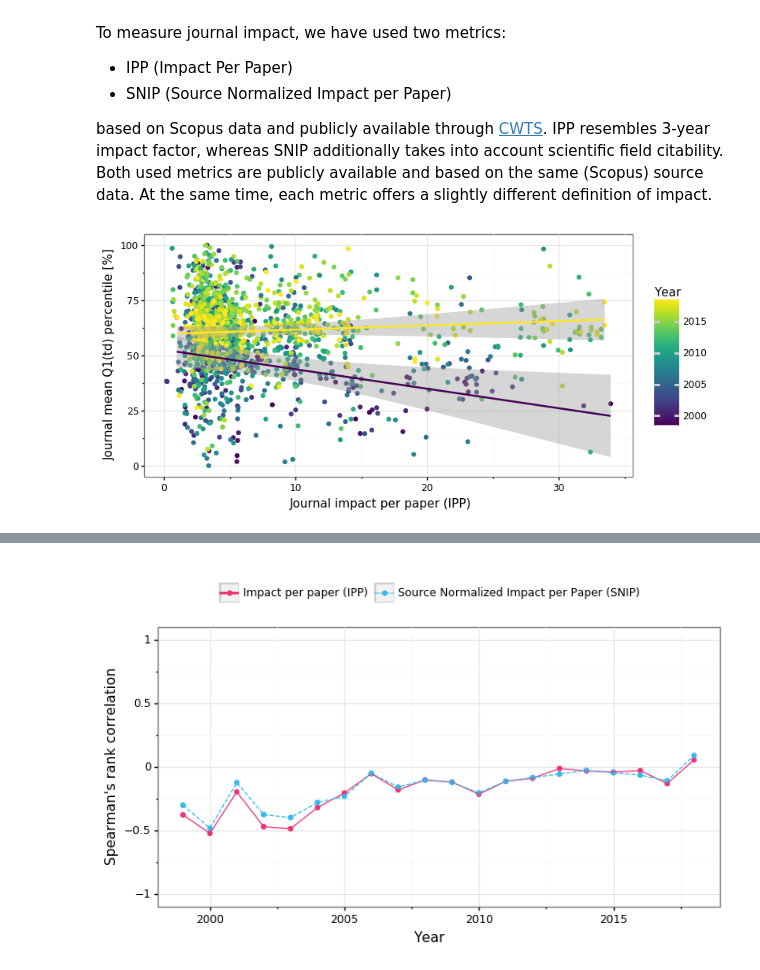
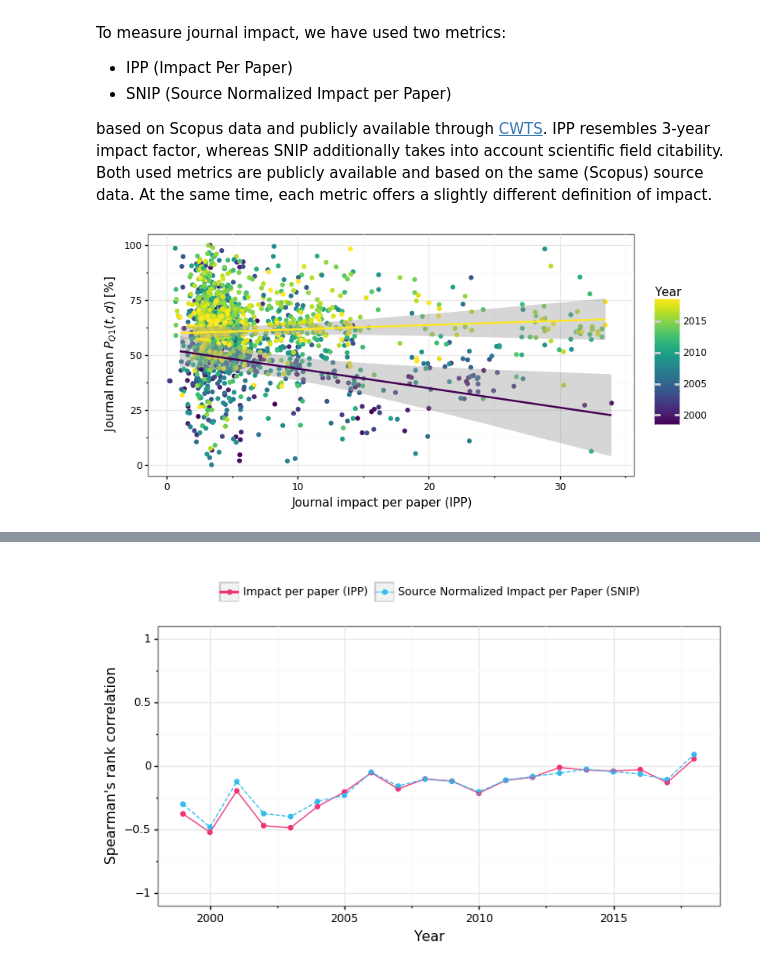
Before and after one commit to dabrze/pdb_structure_quality, a Jupyter notebook: PDB analysis.ipynb, the cells around one changed output, grey strips where cells are left out. Cells and saved outputs as stored; diff of their text form; code cells hidden in the pictures.

Commit message:
Regenerated images, included PDF outputs

```diff
--- a/PDB analysis.ipynb
+++ b/PDB analysis.ipynb
@@ -347,6 +349,7 @@ with warnings.catch_warnings():
               axis_text_x=element_text(colour="black"), axis_text_y=element_text(colour="black"))
 
     p.save("results/images/distributions.svg")
+    p.save("results/images/distributions.pdf")
     p.draw();
 # %% [output]
 [figure]
@@ -1042,21 +1068,22 @@ ranking_for_year.loc[:, "Q1(td) percentile"] = ranking_for_year.loc[:, "Q1(td) p
 # %%
 with warnings.catch_warnings():
     warnings.simplefilter("ignore")
     p = (ggplot(ranking_for_year, aes(x="IPP", y="Q1(td) percentile", color="Year")) +
      geom_point() +
      geom_smooth(data=ranking_for_year.loc[ranking_for_year.Year == 1999.0, :], method="lm") +
      geom_smooth(data=ranking_for_year.loc[ranking_for_year.Year == 2018.0, :], method="lm") +
      theme_bw() +
      ylim(0,100) +
-     ylab("Journal mean Q1(td) percentile [%]") +
+     ylab("Journal mean $P_{Q1}(t,d)$ [%]") +
      xlab("Journal impact per paper (IPP)") +
      scale_color_cmap("viridis") +
      theme(axis_text_x=element_text(colour="black"), axis_text_y=element_text(colour="black"))
     )
     p.save("results/images/journal_impact_vs_quality.svg")
+    p.save("results/images/journal_impact_vs_quality.pdf")
     p.draw();
 # %% [output]
-[figure, old version]
+[figure, new version]
 # %%
 with warnings.catch_warnings():
     warnings.simplefilter("ignore")
```
Also changed, not shown: parts of 32 cells of this notebook, 49 other files.
